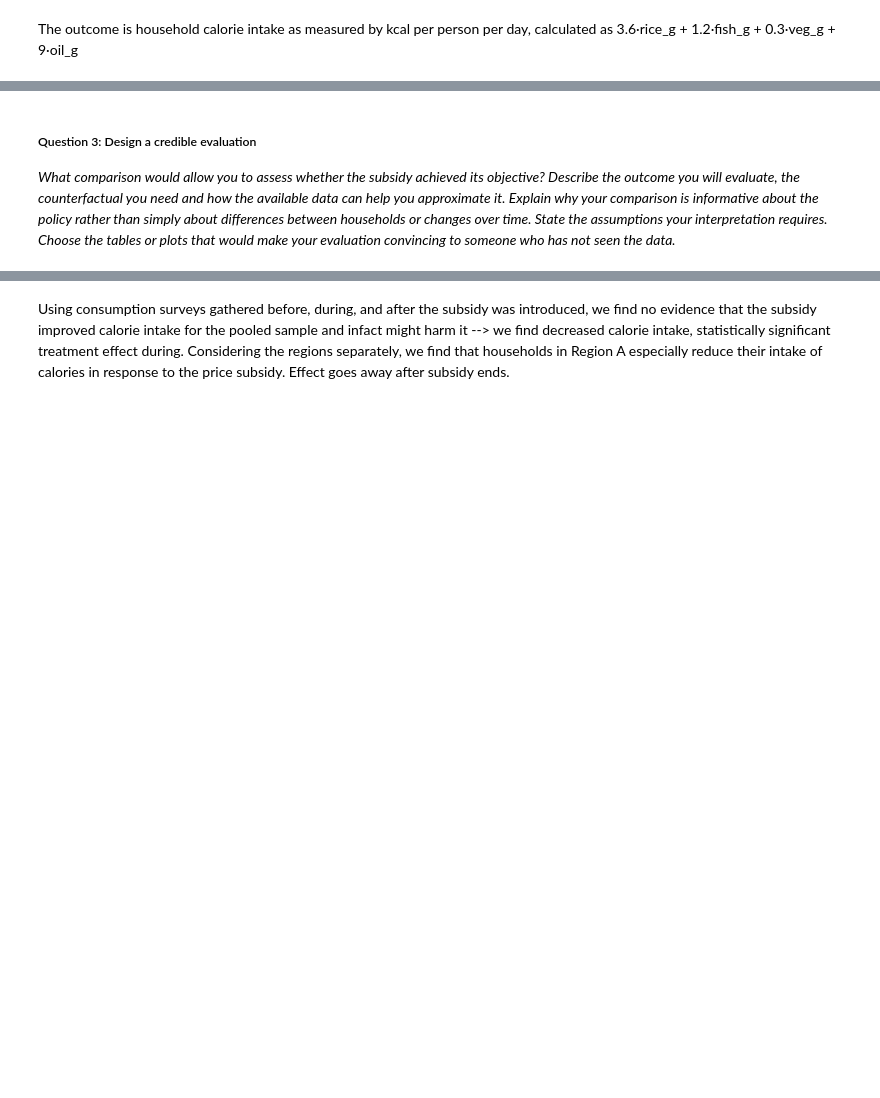
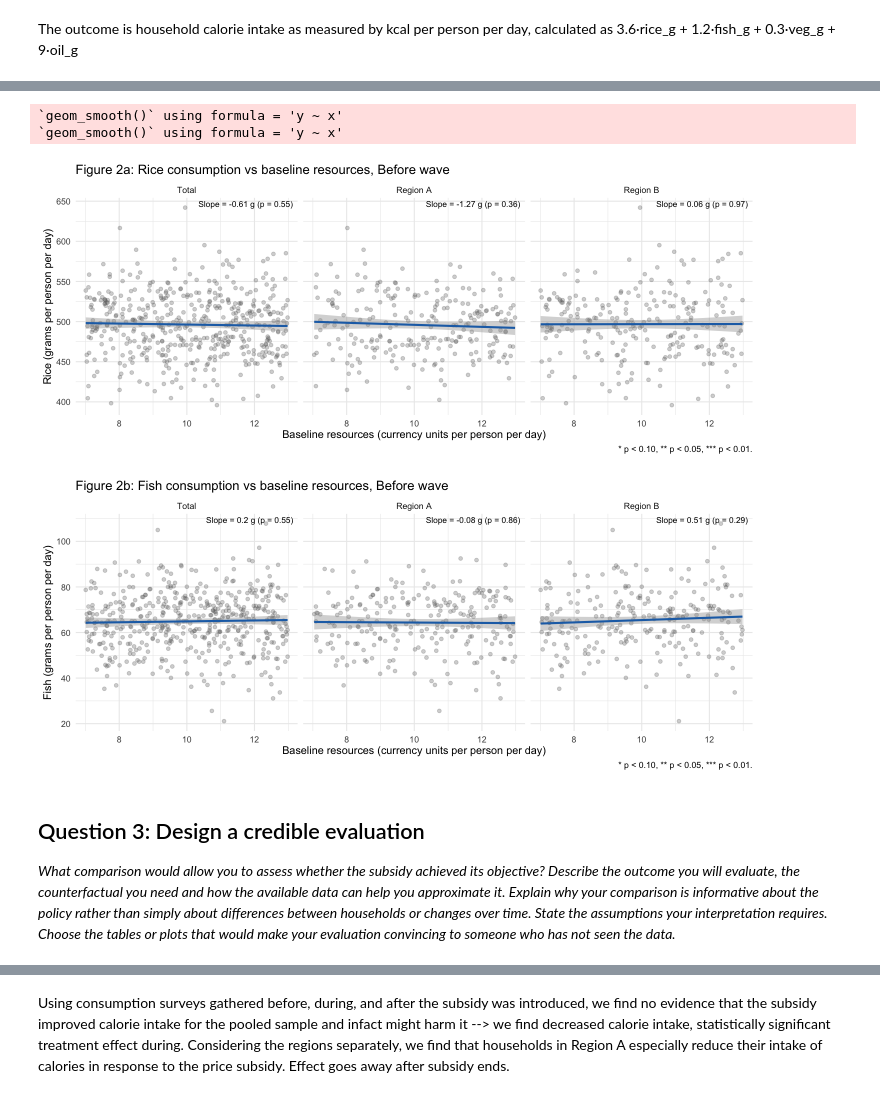
Before and after one commit to drishtikhemlani2306/pau_milan_assignment_1, a Jupyter notebook: assignment1_notebook.ipynb, the cells around one changed output, grey strips where cells are left out. Saved outputs shown, nothing was run; the diff lists cells and outputs as text; code cells hidden in the pictures; blank space fills up the shorter version.

```diff
--- a/assignment1_notebook.ipynb
+++ b/assignment1_notebook.ipynb
@@ -181,5 +234,59 @@ The outcome is household calorie intake as measured by kcal per person per day,
+# %%
+options(repr.plot.width = 12, repr.plot.height = 5)
+
+engel_data <- raw_data |>
+  filter(wave == "Before", food %in% c("rice", "fish")) |>
+  mutate(region = paste("Region", region))
+
+engel_data <- bind_rows(engel_data,
+                        mutate(engel_data, region = "Total")) |>
+  mutate(region = factor(region, levels = c("Total", "Region A", "Region B")))
+
+slopes <- engel_data |>
+  group_by(region, food) |>
+  summarise(slope = coef(lm(grams_consumed ~ baseline_resources))[2],
+            p     = summary(lm(grams_consumed ~ baseline_resources))$coefficients[2, 4],
+            .groups = "drop") |>
+  mutate(stars = case_when(p < 0.01 ~ "***",
+                           p < 0.05 ~ "**",
+                           p < 0.10 ~ "*",
+                           TRUE     ~ ""),
+         label = paste0("Slope = ", round(slope, 2), " g", stars, " (p = ", round(p, 2), ")"))
+
+# Rice
+ggplot(filter(engel_data, food == "rice"), aes(baseline_resources, grams_consumed)) +
+  geom_point(alpha = 0.3, colour = "grey40") +
+  geom_smooth(method = "lm", colour = "#1f6fb4") +
+  geom_text(data = filter(slopes, food == "rice"),
+            aes(x = Inf, y = Inf, label = label),
+            hjust = 1.05, vjust = 1.5, size = 3.5) +
+  facet_wrap(~ region) +
+  labs(title = "Figure 2a: Rice consumption vs baseline resources, Before wave",
+       x = "Baseline resources (currency units per person per day)",
+       y = "Rice (grams per person per day)",
+       caption = "* p < 0.10, ** p < 0.05, *** p < 0.01.") +
+  theme_minimal(base_size = 13)
+
+# Fish
+ggplot(filter(engel_data, food == "fish"), aes(baseline_resources, grams_consumed)) +
+  geom_point(alpha = 0.3, colour = "grey40") +
+  geom_smooth(method = "lm", colour = "#1f6fb4") +
+  geom_text(data = filter(slopes, food == "fish"),
+            aes(x = Inf, y = Inf, label = label),
+            hjust = 1.05, vjust = 1.5, size = 3.5) +
+  facet_wrap(~ region) +
+  labs(title = "Figure 2b: Fish consumption vs baseline resources, Before wave",
+       x = "Baseline resources (currency units per person per day)",
+       y = "Fish (grams per person per day)",
+       caption = "* p < 0.10, ** p < 0.05, *** p < 0.01.") +
+  theme_minimal(base_size = 13)
+# %% [output]
+`geom_smooth()` using formula = 'y ~ x'
+`geom_smooth()` using formula = 'y ~ x'
+[figure, added]
+[figure, added]
 # %% [markdown]
-##### Question 3: Design a credible evaluation
+## Question 3: Design a credible evaluation
 *What comparison would allow you to assess whether the subsidy achieved its objective? Describe the outcome you will evaluate, the counterfactual you need and how the available data can help you approximate it. Explain why your comparison is informative about the policy rather than simply about differences between households or changes over time. State the assumptions your interpretation requires. Choose the tables or plots that would make your evaluation convincing to someone who has not seen the data.*
 # %% [markdown]
 [MR comment]: I suggest we do a DiD (difference-in-differences) as our empirical strategy to compare changes in caloric intakes for treatment and control groups during and after. DiDs are good because the method exploits some naturally occurring events that change the treatment status of some units over time.
```
Also changed, not shown: parts of 17 cells of this notebook, 2 other files.
